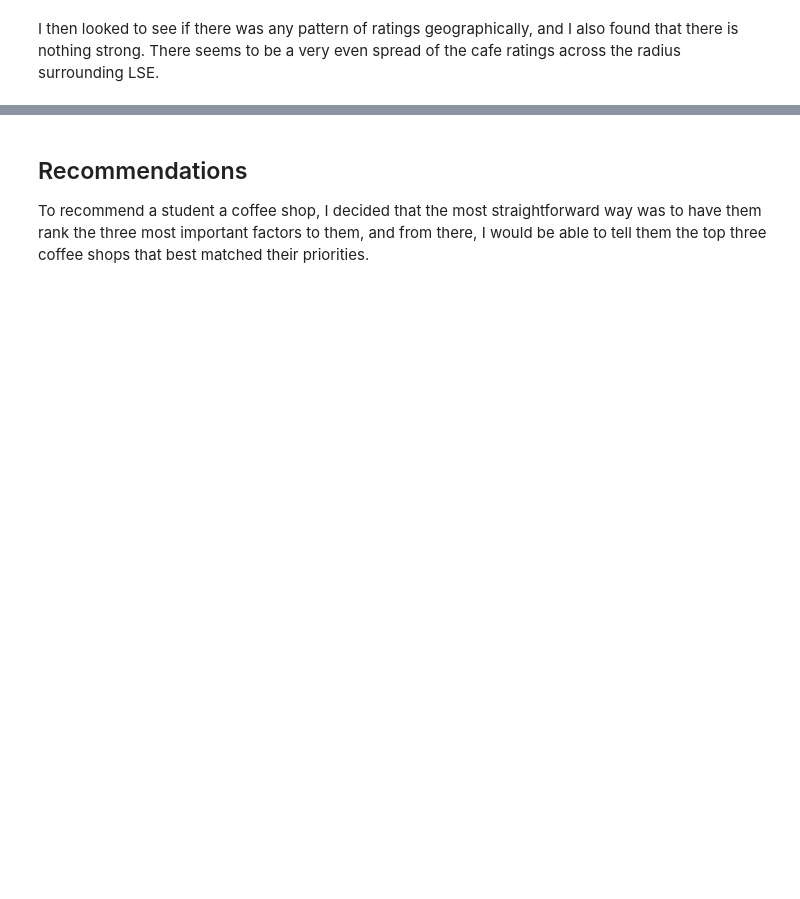
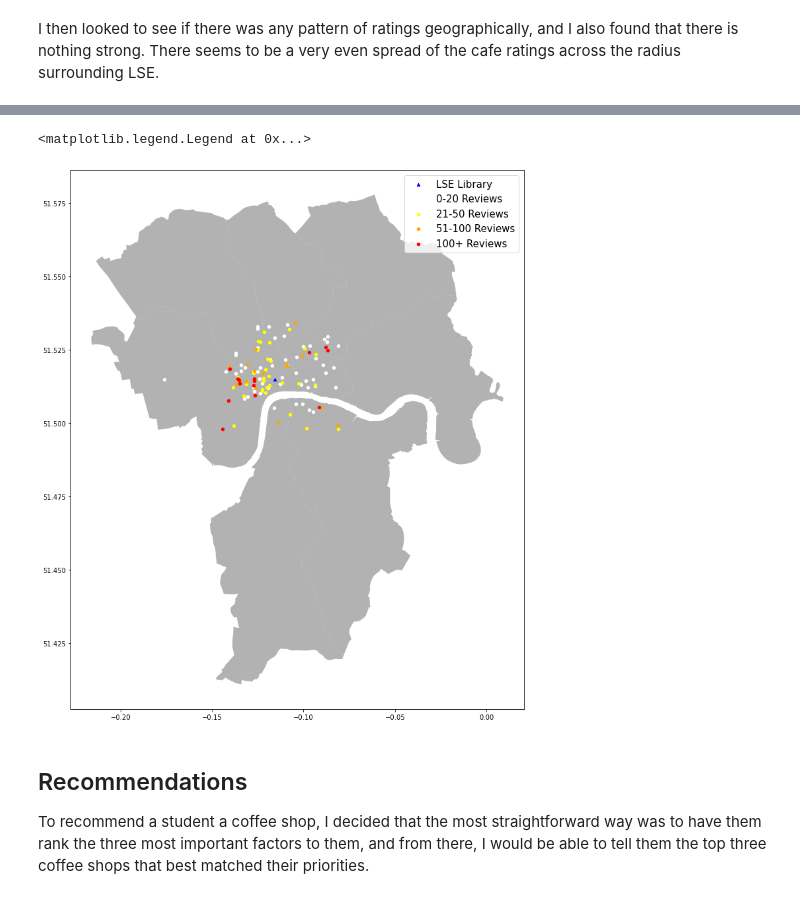
Before and after one commit to lmw202120189/PortfolioCode, a Jupyter notebook: Yelp Coffee/CoffeeCode.ipynb, the cells around one changed output, grey strips where cells are left out. Cells and saved outputs as stored; diff of their text form; code cells hidden in the pictures; blank space fills up the shorter version.

Commit message:
Added Review Viz

```diff
--- a/Yelp Coffee/CoffeeCode.ipynb
+++ b/Yelp Coffee/CoffeeCode.ipynb
@@ -184,3 +184,15 @@ plt.legend(prop={"size":15})
+# %%
+fig,ax = plt.subplots(figsize = (15,15))
+lm.plot(ax=ax, alpha=0.6,color="grey")
+g_cafes[g_cafes["Name"]=='LSE'].plot(ax=ax, markersize=20, color="blue",marker="^", label="LSE Library")
+g_cafes[(g_cafes["Name"]!='LSE') & (g_cafes["Reviews"]<=20)].plot(ax=ax, markersize=20, color="white", label="0-20 Reviews")
+g_cafes[(g_cafes["Name"]!='LSE') & (g_cafes["Reviews"]>20) & (g_cafes["Reviews"]<=50)].plot(ax=ax, markersize=20, color="yellow", label="21-50 Reviews")
+g_cafes[(g_cafes["Name"]!='LSE') & (g_cafes["Reviews"]>50) & (g_cafes["Reviews"]<=100)].plot(ax=ax, markersize=20, color="orange", label="51-100 Reviews")
+g_cafes[(g_cafes["Name"]!='LSE') & (g_cafes["Reviews"]>100)].plot(ax=ax, markersize=20, color="red", label="100+ Reviews")
+plt.legend(prop={"size":15})
+# %% [output]
+<matplotlib.legend.Legend at 0x...>
+[figure, added]
 # %% [markdown]
 ## Recommendations
 
```
Also changed, not shown: parts of 11 cells of this notebook.
